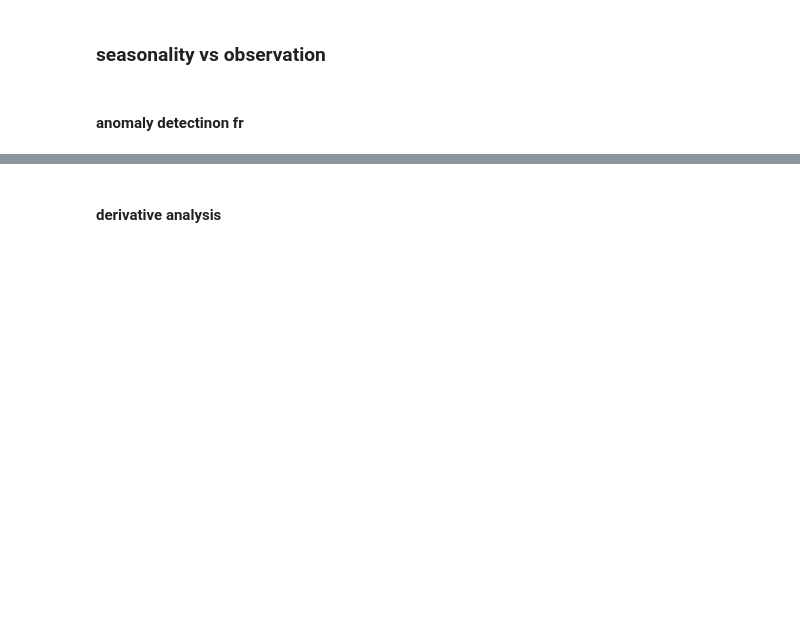
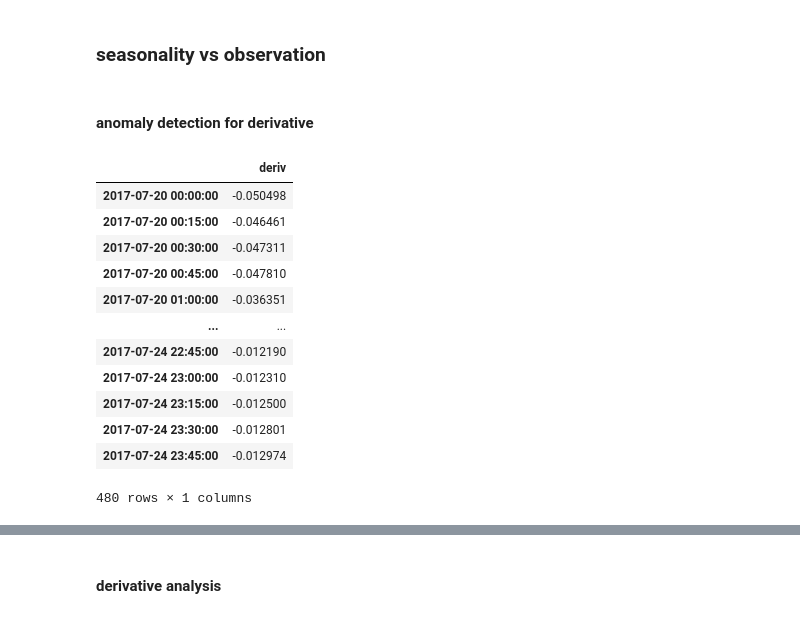
Before and after one commit to juliet29/buildingEnergyModels, a Jupyter notebook: notebooks/230308_reg.ipynb, the cells around one changed output, grey strips where cells are left out. Drawn from its saved outputs; the diff is of its cells as text; code cells hidden in the pictures; blank space fills up the shorter version.

```diff
--- a/notebooks/230308_reg.ipynb
+++ b/notebooks/230308_reg.ipynb
@@ -158,5 +159,22 @@ fig.add_trace(go.Scatter(
                     mode='lines',
                     name="Window Opening Derivative"
                 ))
-# %% [markdown]
-#### anomaly detectinon fr
+# %% [markdown]
+#### anomaly detection for derivative
+# %%
+deriv_df = pd.DataFrame(deriv)
+deriv_df
+# %% [output]
+|  | deriv |
+| 2017-07-20 00:00:00 | -0.050498 |
+| 2017-07-20 00:15:00 | -0.046461 |
+| 2017-07-20 00:30:00 | -0.047311 |
+| 2017-07-20 00:45:00 | -0.047810 |
+| 2017-07-20 01:00:00 | -0.036351 |
+| ... | ... |
+| 2017-07-24 22:45:00 | -0.012190 |
+| 2017-07-24 23:00:00 | -0.012310 |
+| 2017-07-24 23:15:00 | -0.012500 |
+| 2017-07-24 23:30:00 | -0.012801 |
+| 2017-07-24 23:45:00 | -0.012974 |
+480 rows × 1 columns
```
Also changed, not shown: parts of 9 cells of this notebook.
